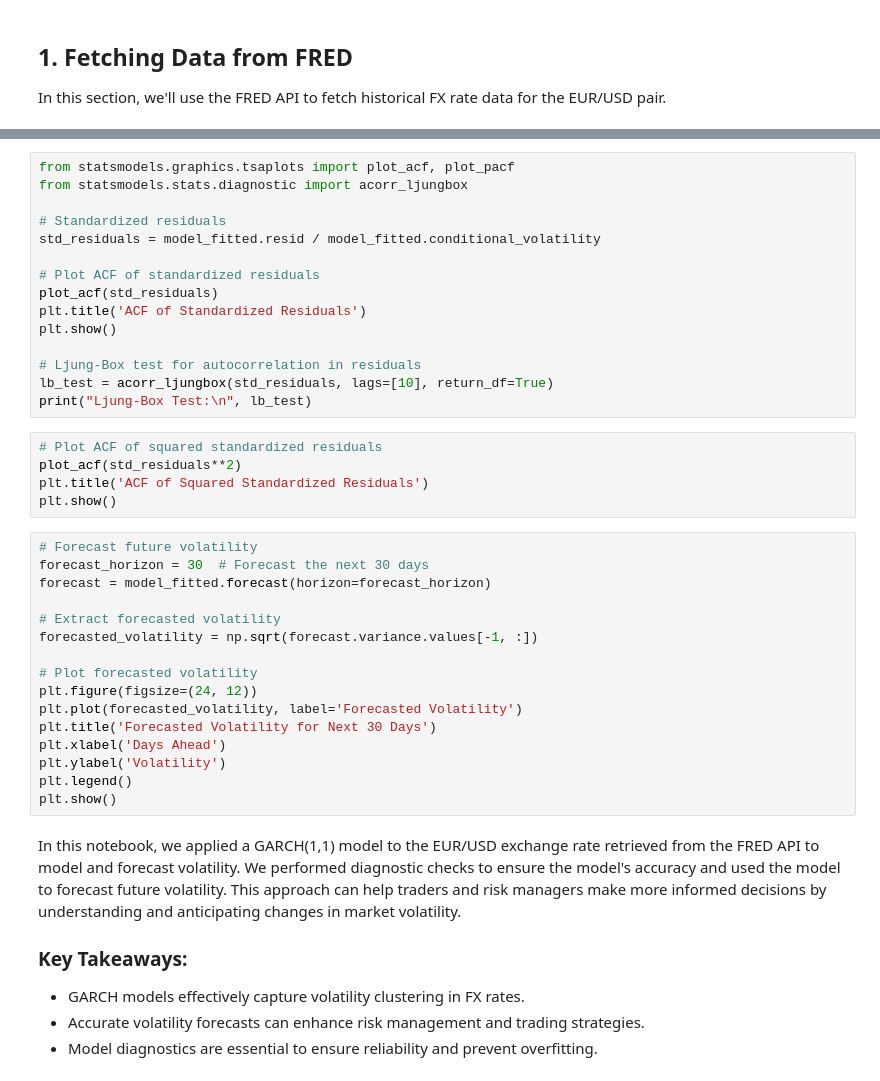
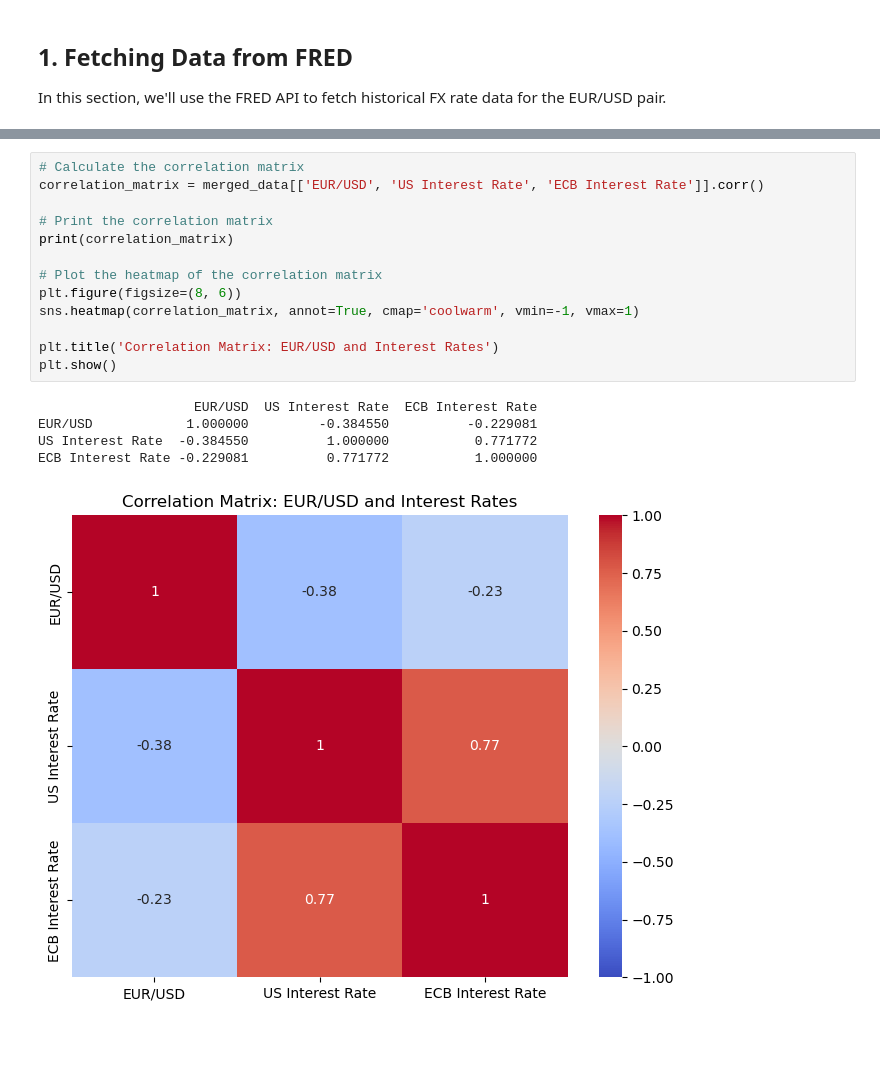
Before and after one commit to ignaciopericet/Personal-Studies, a Jupyter notebook: 01_Time_Series_Modeling/2.ARCH&GARCH_Models_FX.ipynb, the cells around one changed output, grey strips where cells are left out. Cells and saved outputs as stored; diff of their text form; blank space fills up the shorter version.

```diff
--- a/01_Time_Series_Modeling/2.ARCH&GARCH_Models_FX.ipynb
+++ b/01_Time_Series_Modeling/2.ARCH&GARCH_Models_FX.ipynb
@@ -144,43 +76,19 @@ In summary, the GARCH(1,1) model fitted here effectively captures the key featur
-# %%
-from statsmodels.graphics.tsaplots import plot_acf, plot_pacf
-from statsmodels.stats.diagnostic import acorr_ljungbox
-
-# Standardized residuals
-std_residuals = model_fitted.resid / model_fitted.conditional_volatility
-
-# Plot ACF of standardized residuals
-plot_acf(std_residuals)
-plt.title('ACF of Standardized Residuals')
-plt.show()
-
-# Ljung-Box test for autocorrelation in residuals
-lb_test = acorr_ljungbox(std_residuals, lags=[10], return_df=True)
-print("Ljung-Box Test:\n", lb_test)
-# %%
-# Plot ACF of squared standardized residuals
-plot_acf(std_residuals**2)
-plt.title('ACF of Squared Standardized Residuals')
-plt.show()
-# %%
-# Forecast future volatility
-forecast_horizon = 30  # Forecast the next 30 days
-forecast = model_fitted.forecast(horizon=forecast_horizon)
-
-# Extract forecasted volatility
-forecasted_volatility = np.sqrt(forecast.variance.values[-1, :])
-
-# Plot forecasted volatility
-plt.figure(figsize=(24, 12))
-plt.plot(forecasted_volatility, label='Forecasted Volatility')
-plt.title('Forecasted Volatility for Next 30 Days')
-plt.xlabel('Days Ahead')
-plt.ylabel('Volatility')
-plt.legend()
-plt.show()
-# %% [markdown]
-In this notebook, we applied a GARCH(1,1) model to the EUR/USD exchange rate retrieved from the FRED API to model and forecast volatility. We performed diagnostic checks to ensure the model's accuracy and used the model to forecast future volatility. This approach can help traders and risk managers make more informed decisions by understanding and anticipating changes in market volatility.
-
-### Key Takeaways:
-- GARCH models effectively capture volatility clustering in FX rates.
-- Accurate volatility forecasts can enhance risk management and trading strategies.
-- Model diagnostics are essential to ensure reliability and prevent overfitting.
+# %%
+# Calculate the correlation matrix
+correlation_matrix = merged_data[['EUR/USD', 'US Interest Rate', 'ECB Interest Rate']].corr()
+
+# Print the correlation matrix
+print(correlation_matrix)
+
+# Plot the heatmap of the correlation matrix
+plt.figure(figsize=(8, 6))
+sns.heatmap(correlation_matrix, annot=True, cmap='coolwarm', vmin=-1, vmax=1)
+
+plt.title('Correlation Matrix: EUR/USD and Interest Rates')
+plt.show()
+# %% [output]
+                    EUR/USD  US Interest Rate  ECB Interest Rate
+EUR/USD            1.000000         -0.384550          -0.229081
+US Interest Rate  -0.384550          1.000000           0.771772
+ECB Interest Rate -0.229081          0.771772           1.000000
+[figure, added]
```
Also changed, not shown: parts of 19 cells of this notebook.
